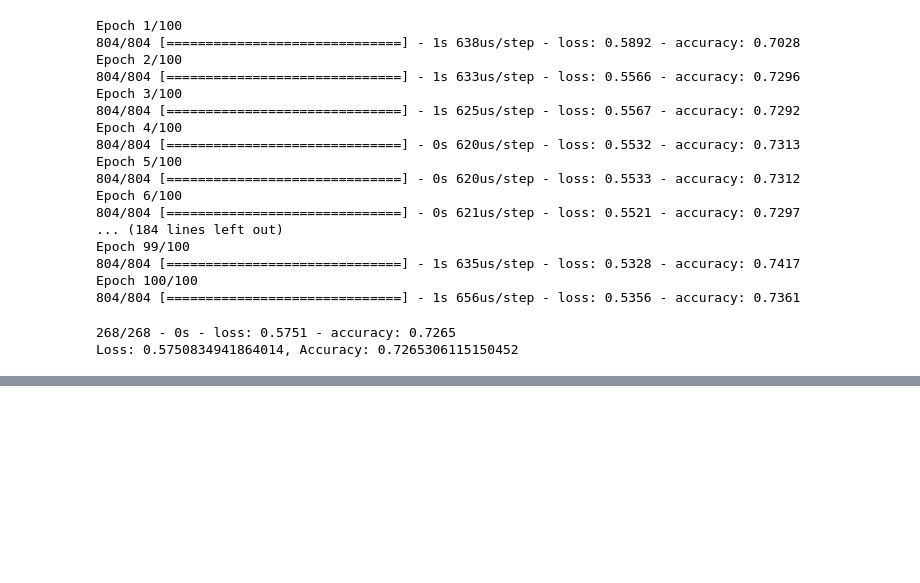
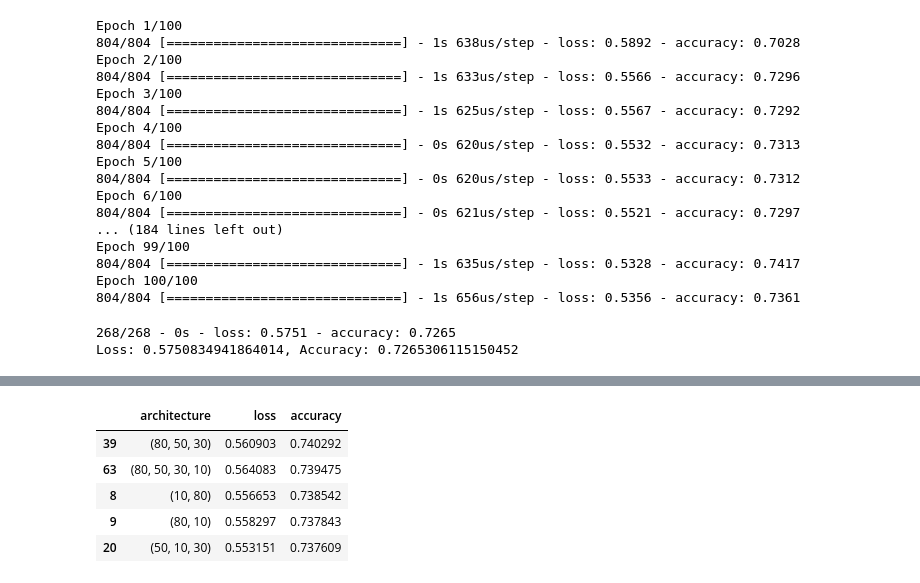
Before and after one commit to jsheppard95/Neural_Network_Charity_Analysis, a Jupyter notebook: AlphabetSoupCharity.ipynb, the cells around one changed output, grey strips where cells are left out. Cells and saved outputs as stored; diff of their text form; code cells hidden in the pictures; blank space fills up the shorter version.

```diff
--- a/AlphabetSoupCharity.ipynb
+++ b/AlphabetSoupCharity.ipynb
@@ -645,0 +862,10 @@ Loss: 0.5750834941864014, Accuracy: 0.7265306115150452
+# %%
+# Architectures with highest accuracy
+arch_results_df.sort_values("accuracy", ascending=False).head()
+# %% [output]
+|  | architecture | loss | accuracy |
+| 39 | (80, 50, 30) | 0.560903 | 0.740292 |
+| 63 | (80, 50, 30, 10) | 0.564083 | 0.739475 |
+| 8 | (10, 80) | 0.556653 | 0.738542 |
+| 9 | (80, 10) | 0.558297 | 0.737843 |
+| 20 | (50, 10, 30) | 0.553151 | 0.737609 |
```
Also changed, not shown: parts of 17 cells of this notebook.
